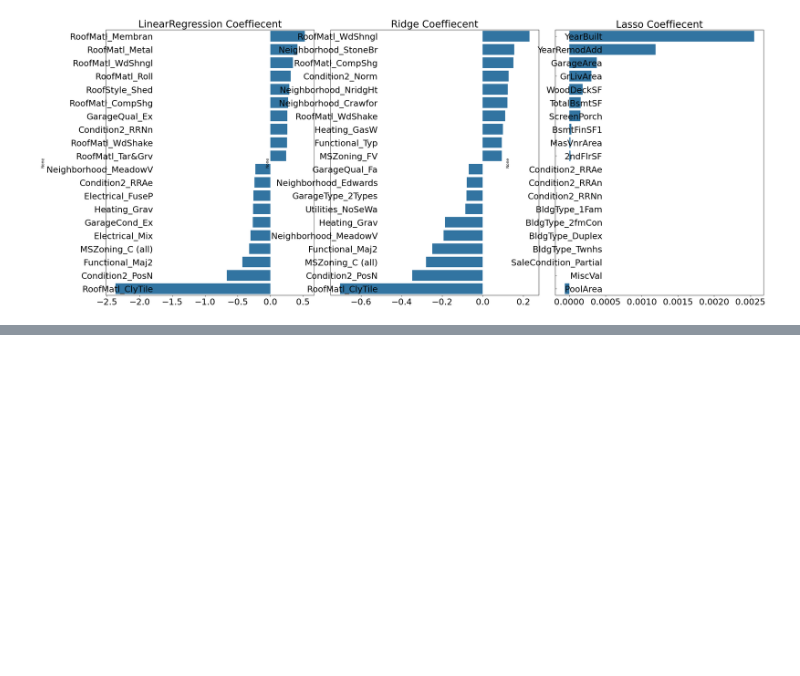
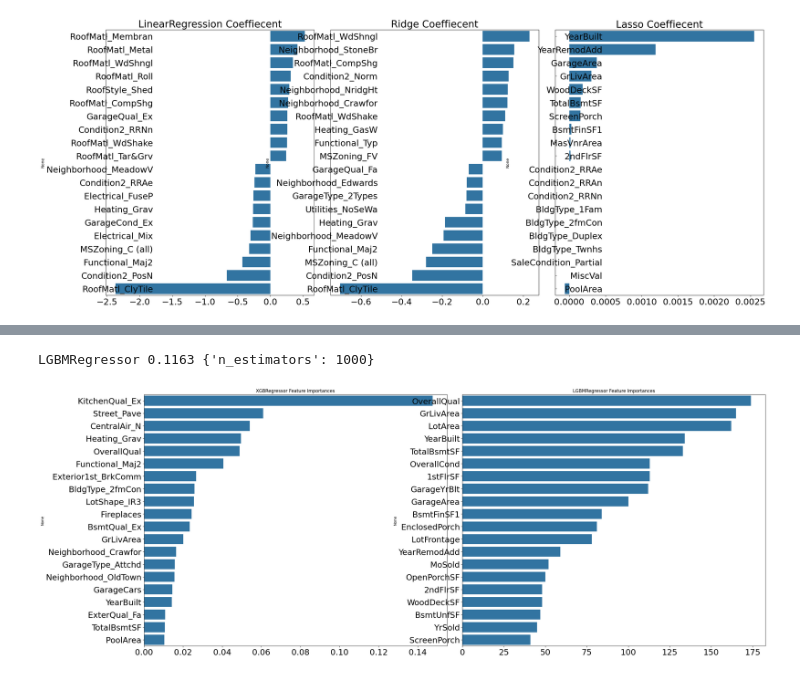
Before and after one commit to SEOWOOSANG/MachineLearing, a Jupyter notebook: ch05/5_4.ipynb, the cells around one changed output, grey strips where cells are left out. Drawn from its saved outputs; the diff is of its cells as text; code cells hidden in the pictures; blank space fills up the shorter version.

```diff
--- a/ch05/5_4.ipynb
+++ b/ch05/5_4.ipynb
@@ -152,0 +289,11 @@ visualize_coef(models)
+# %%
+y_target = df_ohe["SalePrice"]
+X_features = df_ohe.drop("SalePrice", axis = 1, inplace = False)
+
+X_train, X_test, y_train, y_test = train_test_split(X_features, y_target, test_size=0.2, random_state=156)
+
+ridge_params = {"alpha": [0.05, 0.1, 1, 5 ,8, 10, 12, 15, 20]}
+lasso_params = {"alpha": [0.001, 0.005, 0.008, 0.03, 0.05, 0.1, 0.5, 1, 5, 10]}
+
+best_ridge = print_best_params(ridge_reg, ridge_params)
+best_lasso = print_best_params(lasso_reg, lasso_params)
@@ -152,0 +319,7 @@ visualize_coef(models)
+# %%
+from xgboost import XGBRegressor
+
+xgb_params = {"n_estimators": [1000]}
+xgb_reg = XGBRegressor(n_estimators = 1000, learing_rate = 0.05,
+                       colsample_bytree = 0.5, subsample = 0.8)
+best_xgb = print_best_params(xgb_reg, xgb_params)
@@ -152,0 +346,31 @@ visualize_coef(models)
+# %%
+from lightgbm import LGBMRegressor
+
+lgbm_params = {"n_estimators": [1000]}
+lgbm_reg = LGBMRegressor(n_estimators = 1000, learning_rate = 0.05,
+                         num_leaves = 4, subsample = 0.6, colsample_bytree = 0.4,
+                         reg_lambda = 10, n_jobs = -1, verbose = -1)
+best_lgbm = print_best_params(lgbm_reg, lgbm_params)
+# %% [output]
+LGBMRegressor 0.1163 {'n_estimators': 1000}
+# %%
+def get_top_features(model):
+    ftr_importances_values = model.feature_importances_
+    ftr_importances = pd.Series(ftr_importances_values, index = X_features.columns)
+    ftr_top20 = ftr_importances.sort_values(ascending = False)[:20]
+    return ftr_top20
+
+def visualize_ftr_importances(models):
+    fig, axs = plt.subplots(figsize = (24, 10), nrows = 1, ncols = 2)
+    fig.tight_layout()
+    for i_num, model in enumerate(models):
+        ftr_top20 = get_top_features(model)
+        axs[i_num].set_title(model.__class__.__name__+" Feature Importances")
+        for label in (axs[i_num].get_xticklabels() + axs[i_num].get_yticklabels()):
+            label.set_fontsize(22)
+        sns.barplot(x = ftr_top20.values, y = ftr_top20.index, ax = axs[i_num])
+
+models = [best_xgb, best_lgbm]
+visualize_ftr_importances(models)
+# %% [output]
+[figure, added]
```
Also changed, not shown: parts of 17 cells of this notebook, 2 other files.
